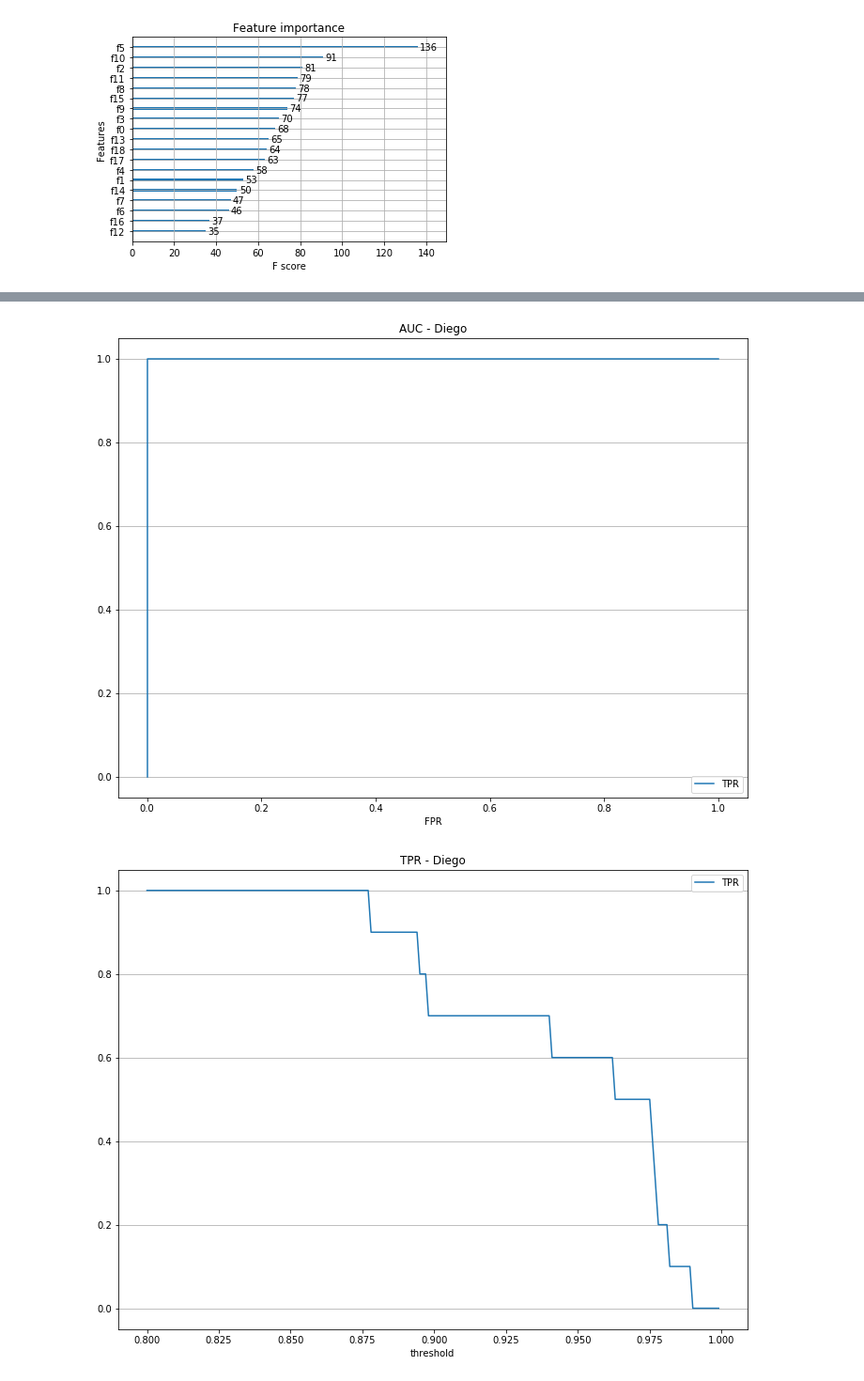
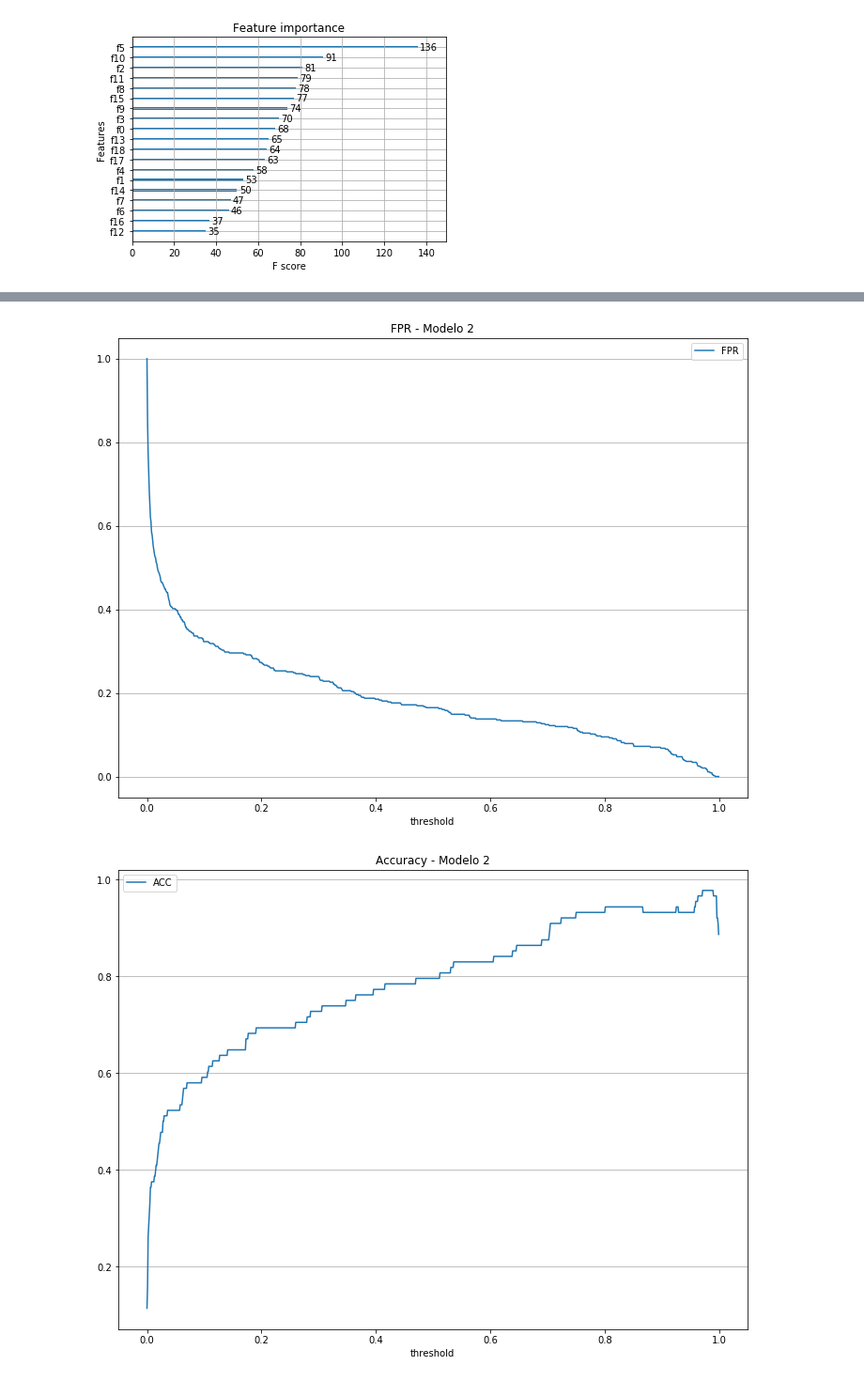
Before and after one commit to thicorfon/AegisModel, a Jupyter notebook: test-pipeline/02 - Model Backtest.ipynb, the cells around one changed output, grey strips where cells are left out. Shown at 94% size. Drawn from its saved outputs; the diff is of its cells as text; code cells hidden in the pictures.

```diff
--- a/test-pipeline/02 - Model Backtest.ipynb
+++ b/test-pipeline/02 - Model Backtest.ipynb
@@ -127,5 +162,32 @@ for model in models:
         else:
             aux.append(0)
     mean_dict[model]['Target'] = aux
+# %%
+for model in models:
+    pred_dict[model]['Subject'] = list(pred_dict[model].reset_index().apply(find_subject,axis=1))
+    aux = []
+    for _,row in pred_dict[model].iterrows():
+        if row.Subject == model:
+            aux.append(1)
+        else:
+            aux.append(0)
+    pred_dict[model]['Target'] = aux
 # %%
 auc_dict = calculate_auc(mean_dict,models)
+# %%
+auc_pred_dict = calculate_auc(pred_dict,models)
+# %%
+de_para = {'Jo':'Modelo 1','Toto':'Modelo 2','Diego':'Modelo 3'}
+for model in models:
+    auc_dict[model].plot(x='FPR',y='TPR',figsize = (12,9))
+    plt.title('ROC - ' + de_para[model])
+    plt.grid(axis='y')
+    auc_dict[model][auc_dict[model].threshold >= 0.8].plot(x='threshold',y='TPR',figsize = (12,9))
+    plt.title('TPR - ' + de_para[model])
+    plt.grid(axis='y')
+    auc_dict[model].plot(x='threshold',y='FPR',figsize = (12,9))
+    plt.title('FPR - ' + de_para[model])
+    plt.grid(axis='y')
+    auc_dict[model].plot(x='threshold',y='ACC',figsize = (12,9))
+    plt.title('Accuracy - ' + de_para[model])
+    plt.grid(axis='y')
@@ -132,12 +207,15 @@ auc_dict = calculate_auc(mean_dict,models)
 # %%
 for model in models:
-    auc_dict[model].plot(x='FPR',y='TPR',figsize = (12,9))
-    plt.title('AUC - ' + model)
+    auc_pred_dict[model].plot(x='FPR',y='TPR',figsize = (12,9))
+    plt.title('ROC - ' + de_para[model])
     plt.grid(axis='y')
-    auc_dict[model][auc_dict[model].threshold >= 0.8].plot(x='threshold',y='TPR',figsize = (12,9))
-    plt.title('TPR - ' + model)
+    auc_pred_dict[model][auc_pred_dict[model].threshold >= 0.8].plot(x='threshold',y='TPR',figsize = (12,9))
+    plt.title('TPR - ' + de_para[model])
     plt.grid(axis='y')
-    auc_dict[model].plot(x='threshold',y='FPR',figsize = (12,9))
-    plt.title('FPR - ' + model)
+    auc_pred_dict[model].plot(x='threshold',y='FPR',figsize = (12,9))
+    plt.title('FPR - ' + de_para[model])
     plt.grid(axis='y')
+    auc_dict[model].plot(x='threshold',y='ACC',figsize = (12,9))
+    plt.title('Accuracy - ' + de_para[model])
+    plt.grid(axis='y')
 # %% [output]
@@ -150,2 +228,2 @@ for model in models:
-[figure, old version]
+[figure, new version]
-[figure, old version]
+[figure, new version]
```
Also changed, not shown: parts of 17 cells of this notebook, 3 other files.
